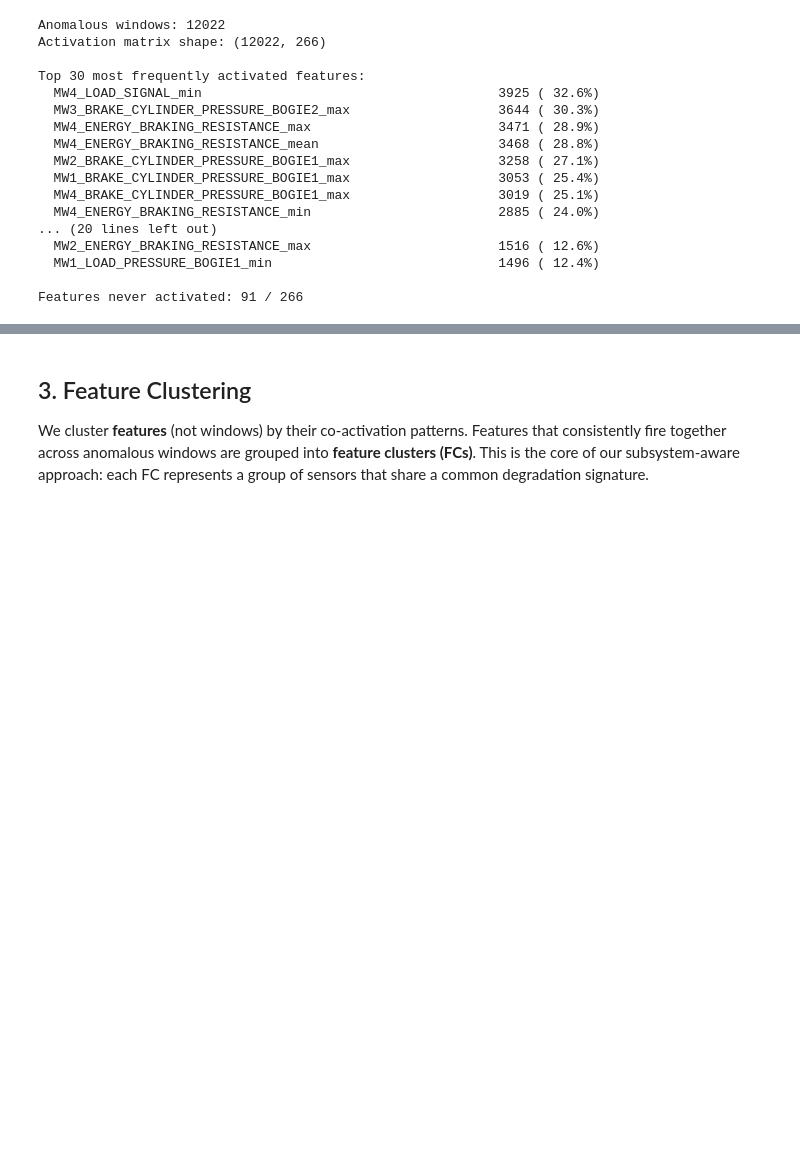
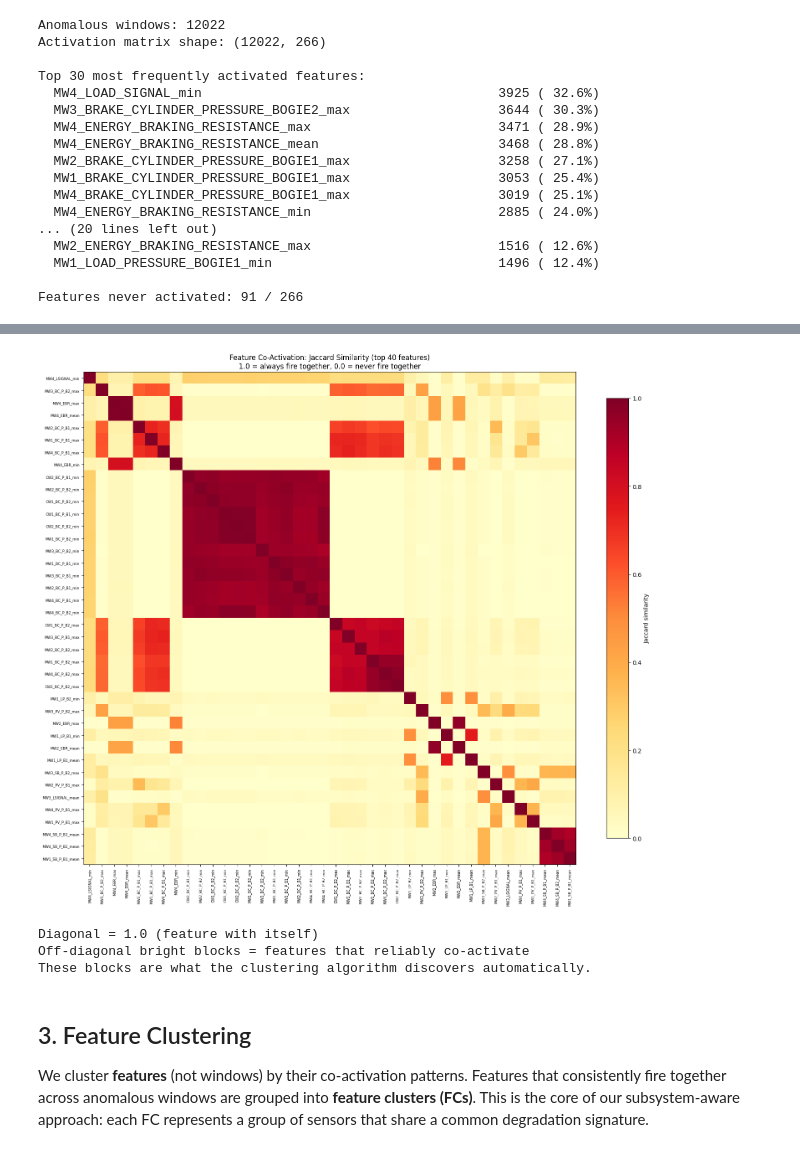
Before and after one commit to Emir515/Kurtulus-thesis, a Jupyter notebook: notebooks/04_anomaly_detection_cluster_analysis.ipynb, the cells around one changed output, grey strips where cells are left out. Saved outputs shown, nothing was run; the diff lists cells and outputs as text; code cells hidden in the pictures; blank space fills up the shorter version.

```diff
--- a/notebooks/04_anomaly_detection_cluster_analysis.ipynb
+++ b/notebooks/04_anomaly_detection_cluster_analysis.ipynb
@@ -236,3 +303,46 @@ plt.show()
+# %%
+# ── Option A: Feature Co-Activation Matrix (Jaccard Similarity) ──
+# For each pair of features: of the windows where either fires, how often do BOTH fire?
+# Jaccard = |A ∩ B| / |A ∪ B|  (0 = never together, 1 = always together)
+
+top40_feats = feat_freq.head(40).index.tolist()
+act_matrix = anom_activations[top40_feats].values
+n_feats_40 = len(top40_feats)
+
+# Compute pairwise Jaccard similarity
+jaccard_sim = np.zeros((n_feats_40, n_feats_40))
+for i in range(n_feats_40):
+    for j in range(n_feats_40):
+        intersection = (act_matrix[:, i] & act_matrix[:, j]).sum()
+        union = (act_matrix[:, i] | act_matrix[:, j]).sum()
+        jaccard_sim[i, j] = intersection / max(union, 1)
+
+# Short labels for readability
+short_labels = [f.replace('PRESSURE', 'P').replace('BOGIE', 'B').replace('BRAKE_CYLINDER', 'BC')
+                .replace('SPRING_BRAKE', 'SB').replace('PROPORTIONAL_VALVE', 'PV')
+                .replace('PNEUMATIC_BRAKING_FORCE', 'PBF').replace('LOAD_', 'L')
+                .replace('MAIN_RESERVOIR', 'MR').replace('ENERGY_BRAKING_RESISTANCE', 'EBR')
+                for f in top40_feats]
+
+fig, ax = plt.subplots(figsize=(16, 14))
+im = ax.imshow(jaccard_sim, cmap='YlOrRd', vmin=0, vmax=1)
+ax.set_xticks(range(len(short_labels)))
+ax.set_yticks(range(len(short_labels)))
+ax.set_xticklabels(short_labels, rotation=90, fontsize=6)
+ax.set_yticklabels(short_labels, fontsize=6)
+ax.set_title('Feature Co-Activation: Jaccard Similarity (top 40 features)\n1.0 = always fire together, 0.0 = never fire together')
+plt.colorbar(im, ax=ax, label='Jaccard similarity', shrink=0.8)
+plt.tight_layout()
+plt.show()
+
+print(f"Diagonal = 1.0 (feature with itself)")
+print(f"Off-diagonal bright blocks = features that reliably co-activate")
+print(f"These blocks are what the clustering algorithm discovers automatically.")
+# %% [output]
+[figure, added]
+Diagonal = 1.0 (feature with itself)
+Off-diagonal bright blocks = features that reliably co-activate
+These blocks are what the clustering algorithm discovers automatically.
 # %% [markdown]
 ## 3. Feature Clustering
 
```
Also changed, not shown: parts of 11 cells of this notebook, 1 other file.
